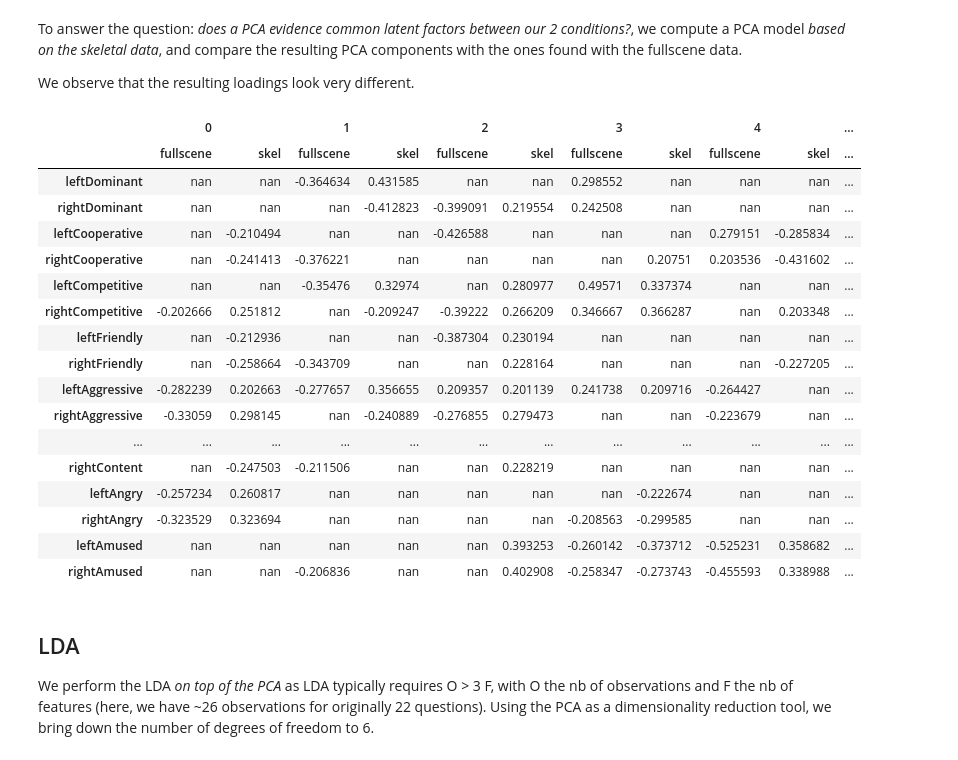
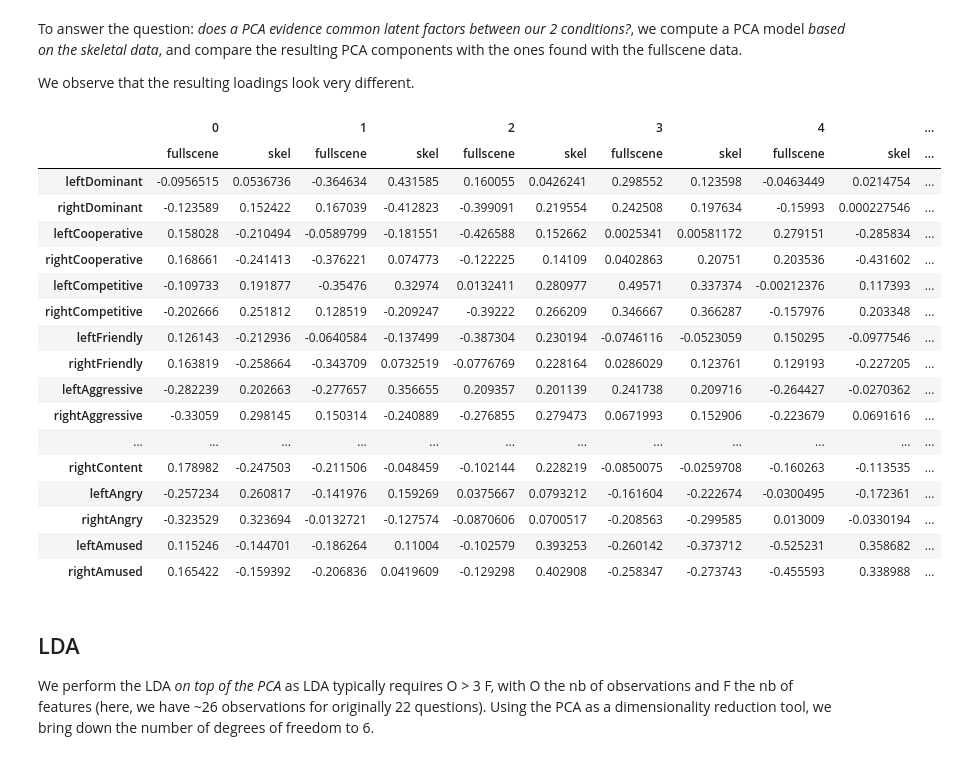
Before and after one commit to severin-lemaignan/pinsoro-kinematics, a Jupyter notebook: classification.ipynb, the cells around one changed output. Drawn from its saved outputs; the diff is of its cells as text; code cells hidden in the pictures.

```diff
--- a/classification.ipynb
+++ b/classification.ipynb
@@ -155,40 +155,40 @@ We observe that the resulting loadings look very different.
 # %%
 # plot of PCA components, with fullscene vs skeleton components side-by-side
 
 
 skel_pca_model=PCA(n_components=nb_components).fit(skel)
 
 skel_pca = skel_pca_model.transform(skel)
 skel_means_pca = skel_pca_model.transform(skel_means.values)
 
 skel_pca_components = pd.DataFrame(skel_pca_model.components_,columns=constructs).T
 fullscene_pca_components = pd.DataFrame(fullscene_pca_model.components_,columns=constructs).T
 
 # merge PCA components into one dataframe, skel and fullscene side-by-side
 pca_components=pd.concat([skel_pca_components, fullscene_pca_components], keys=["skel", "fullscene"], axis=1)
 pca_components=pca_components.swaplevel(0,1,1).sort_index(1)
 
 
-show_heatmap(pca_components[abs(pca_components)>0.2])
+show_heatmap(pca_components[abs(pca_components)>0.0], m=-0.6, M=0.6)
 # %% [output]
 |  | 0 |  | 1 |  | 2 |  | 3 |  | 4 |  | ... |
 |  | fullscene | skel | fullscene | skel | fullscene | skel | fullscene | skel | fullscene | skel | ... |
-| leftDominant | nan | nan | -0.364634 | 0.431585 | nan | nan | 0.298552 | nan | nan | nan | ... |
-| rightDominant | nan | nan | nan | -0.412823 | -0.399091 | 0.219554 | 0.242508 | nan | nan | nan | ... |
-| leftCooperative | nan | -0.210494 | nan | nan | -0.426588 | nan | nan | nan | 0.279151 | -0.285834 | ... |
-| rightCooperative | nan | -0.241413 | -0.376221 | nan | nan | nan | nan | 0.20751 | 0.203536 | -0.431602 | ... |
-| leftCompetitive | nan | nan | -0.35476 | 0.32974 | nan | 0.280977 | 0.49571 | 0.337374 | nan | nan | ... |
-| rightCompetitive | -0.202666 | 0.251812 | nan | -0.209247 | -0.39222 | 0.266209 | 0.346667 | 0.366287 | nan | 0.203348 | ... |
-| leftFriendly | nan | -0.212936 | nan | nan | -0.387304 | 0.230194 | nan | nan | nan | nan | ... |
-| rightFriendly | nan | -0.258664 | -0.343709 | nan | nan | 0.228164 | nan | nan | nan | -0.227205 | ... |
-| leftAggressive | -0.282239 | 0.202663 | -0.277657 | 0.356655 | 0.209357 | 0.201139 | 0.241738 | 0.209716 | -0.264427 | nan | ... |
-| rightAggressive | -0.33059 | 0.298145 | nan | -0.240889 | -0.276855 | 0.279473 | nan | nan | -0.223679 | nan | ... |
+| leftDominant | -0.0956515 | 0.0536736 | -0.364634 | 0.431585 | 0.160055 | 0.0426241 | 0.298552 | 0.123598 | -0.0463449 | 0.0214754 | ... |
+| rightDominant | -0.123589 | 0.152422 | 0.167039 | -0.412823 | -0.399091 | 0.219554 | 0.242508 | 0.197634 | -0.15993 | 0.000227546 | ... |
+| leftCooperative | 0.158028 | -0.210494 | -0.0589799 | -0.181551 | -0.426588 | 0.152662 | 0.0025341 | 0.00581172 | 0.279151 | -0.285834 | ... |
+| rightCooperative | 0.168661 | -0.241413 | -0.376221 | 0.074773 | -0.122225 | 0.14109 | 0.0402863 | 0.20751 | 0.203536 | -0.431602 | ... |
+| leftCompetitive | -0.109733 | 0.191877 | -0.35476 | 0.32974 | 0.0132411 | 0.280977 | 0.49571 | 0.337374 | -0.00212376 | 0.117393 | ... |
+| rightCompetitive | -0.202666 | 0.251812 | 0.128519 | -0.209247 | -0.39222 | 0.266209 | 0.346667 | 0.366287 | -0.157976 | 0.203348 | ... |
+| leftFriendly | 0.126143 | -0.212936 | -0.0640584 | -0.137499 | -0.387304 | 0.230194 | -0.0746116 | -0.0523059 | 0.150295 | -0.0977546 | ... |
+| rightFriendly | 0.163819 | -0.258664 | -0.343709 | 0.0732519 | -0.0776769 | 0.228164 | 0.0286029 | 0.123761 | 0.129193 | -0.227205 | ... |
+| leftAggressive | -0.282239 | 0.202663 | -0.277657 | 0.356655 | 0.209357 | 0.201139 | 0.241738 | 0.209716 | -0.264427 | -0.0270362 | ... |
+| rightAggressive | -0.33059 | 0.298145 | 0.150314 | -0.240889 | -0.276855 | 0.279473 | 0.0671993 | 0.152906 | -0.223679 | 0.0691616 | ... |
 | ... | ... | ... | ... | ... | ... | ... | ... | ... | ... | ... | ... |
-| rightContent | nan | -0.247503 | -0.211506 | nan | nan | 0.228219 | nan | nan | nan | nan | ... |
-| leftAngry | -0.257234 | 0.260817 | nan | nan | nan | nan | nan | -0.222674 | nan | nan | ... |
-| rightAngry | -0.323529 | 0.323694 | nan | nan | nan | nan | -0.208563 | -0.299585 | nan | nan | ... |
-| leftAmused | nan | nan | nan | nan | nan | 0.393253 | -0.260142 | -0.373712 | -0.525231 | 0.358682 | ... |
-| rightAmused | nan | nan | -0.206836 | nan | nan | 0.402908 | -0.258347 | -0.273743 | -0.455593 | 0.338988 | ... |
+| rightContent | 0.178982 | -0.247503 | -0.211506 | -0.048459 | -0.102144 | 0.228219 | -0.0850075 | -0.0259708 | -0.160263 | -0.113535 | ... |
+| leftAngry | -0.257234 | 0.260817 | -0.141976 | 0.159269 | 0.0375667 | 0.0793212 | -0.161604 | -0.222674 | -0.0300495 | -0.172361 | ... |
+| rightAngry | -0.323529 | 0.323694 | -0.0132721 | -0.127574 | -0.0870606 | 0.0700517 | -0.208563 | -0.299585 | 0.013009 | -0.0330194 | ... |
+| leftAmused | 0.115246 | -0.144701 | -0.186264 | 0.11004 | -0.102579 | 0.393253 | -0.260142 | -0.373712 | -0.525231 | 0.358682 | ... |
+| rightAmused | 0.165422 | -0.159392 | -0.206836 | 0.0419609 | -0.129298 | 0.402908 | -0.258347 | -0.273743 | -0.455593 | 0.338988 | ... |
 # %% [markdown]
 ## LDA
 
```
Also changed, not shown: parts of 17 cells of this notebook.
